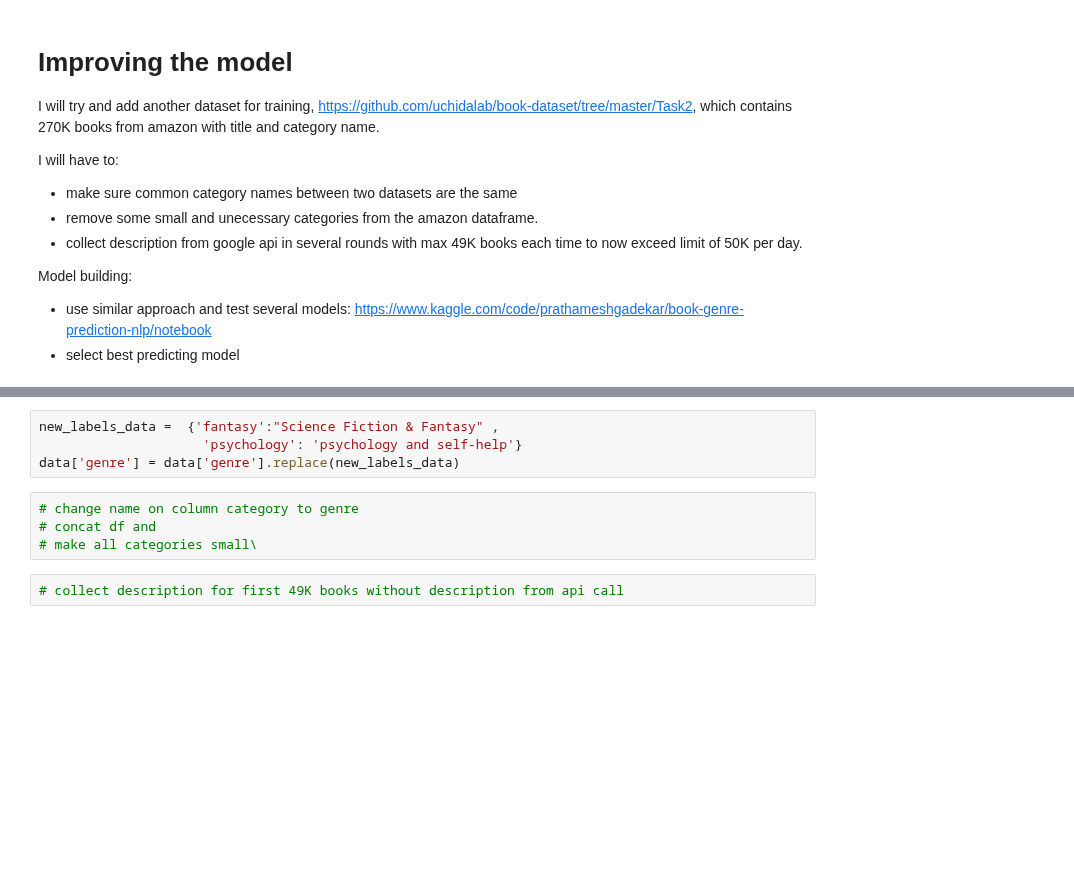
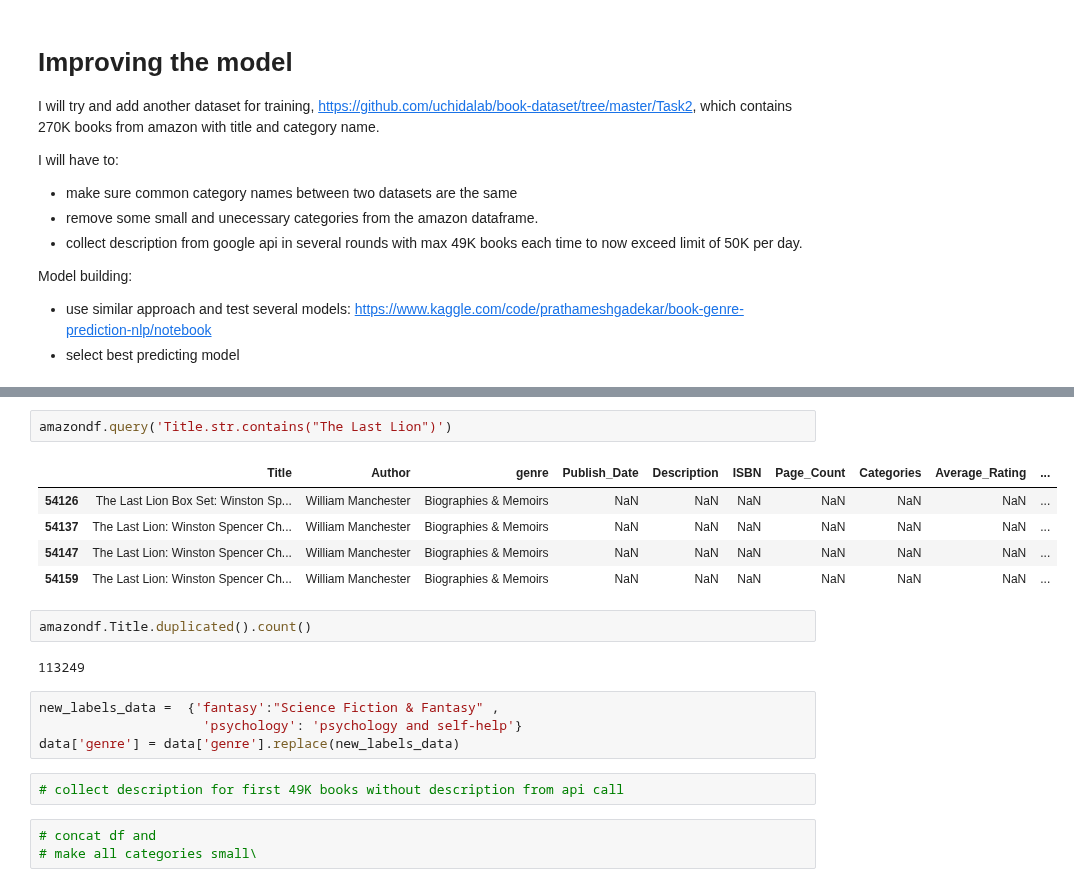
Before and after one commit to lalelisealstad/mybook-dashboard, a Jupyter notebook: notebooks/5_1_ml_genre_prediction.ipynb, the cells around one changed output, grey strips where cells are left out. Drawn from its saved outputs; the diff is of its cells as text; blank space fills up the shorter version.

```diff
--- a/notebooks/5_1_ml_genre_prediction.ipynb
+++ b/notebooks/5_1_ml_genre_prediction.ipynb
@@ -340,10 +375,21 @@ amazondf.head()
+# %%
+amazondf.query('Title.str.contains("The Last Lion")')
+# %% [output]
+|  | Title | Author | genre | Publish_Date | Description | ISBN | Page_Count | Categories | Average_Rating | ... |
+| 54126 | The Last Lion Box Set: Winston Sp... | William Manchester | Biographies & Memoirs | NaN | NaN | NaN | NaN | NaN | NaN | ... |
+| 54137 | The Last Lion: Winston Spencer Ch... | William Manchester | Biographies & Memoirs | NaN | NaN | NaN | NaN | NaN | NaN | ... |
+| 54147 | The Last Lion: Winston Spencer Ch... | William Manchester | Biographies & Memoirs | NaN | NaN | NaN | NaN | NaN | NaN | ... |
+| 54159 | The Last Lion: Winston Spencer Ch... | William Manchester | Biographies & Memoirs | NaN | NaN | NaN | NaN | NaN | NaN | ... |
+# %%
+amazondf.Title.duplicated().count()
+# %% [output]
+113249
 # %%
 new_labels_data =  {'fantasy':"Science Fiction & Fantasy" ,
                      'psychology': 'psychology and self-help'}
 data['genre'] = data['genre'].replace(new_labels_data)
-# %%
-# change name on column category to genre
-# concat df and
-# make all categories small\
 # %%
 # collect description for first 49K books without description from api call
+# %%
+# concat df and
+# make all categories small\
```
Also changed, not shown: parts of 6 cells of this notebook, 7 other files.
